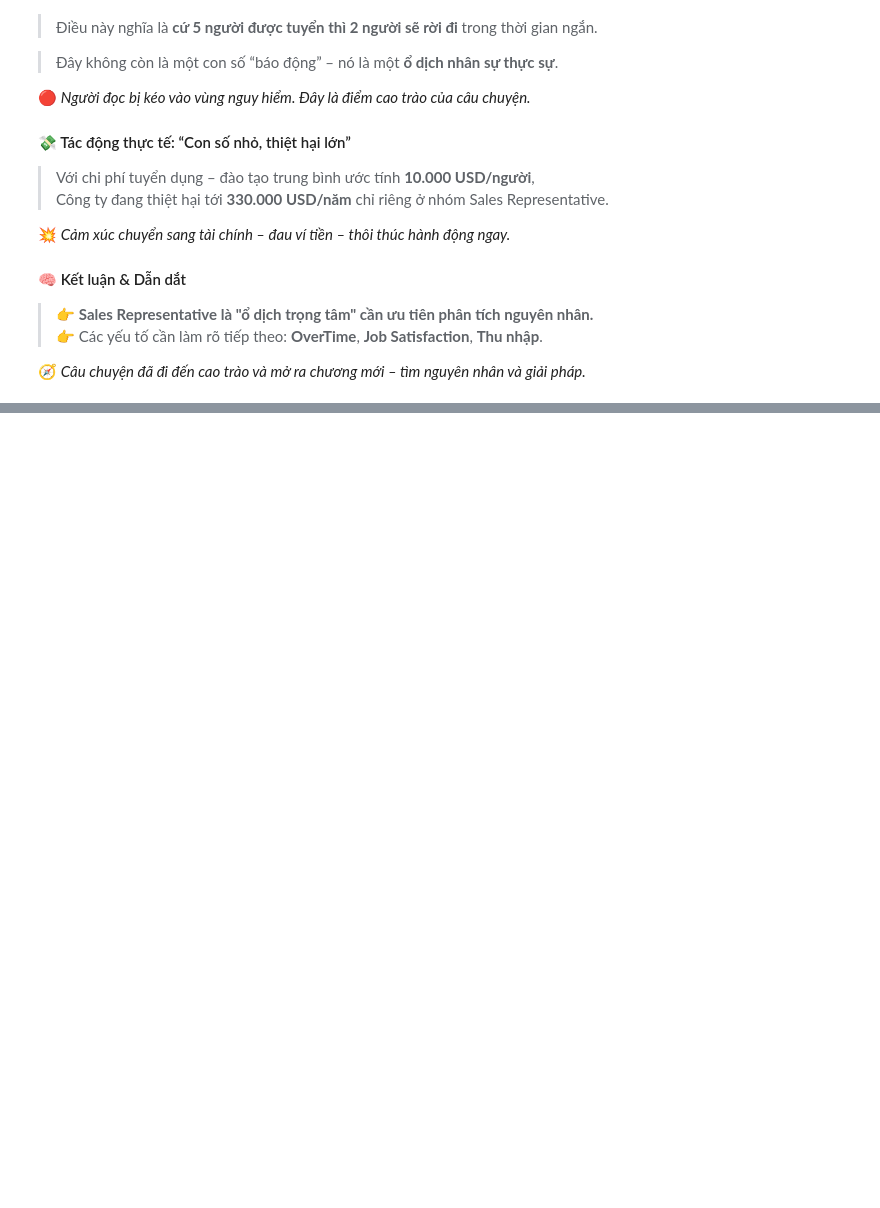
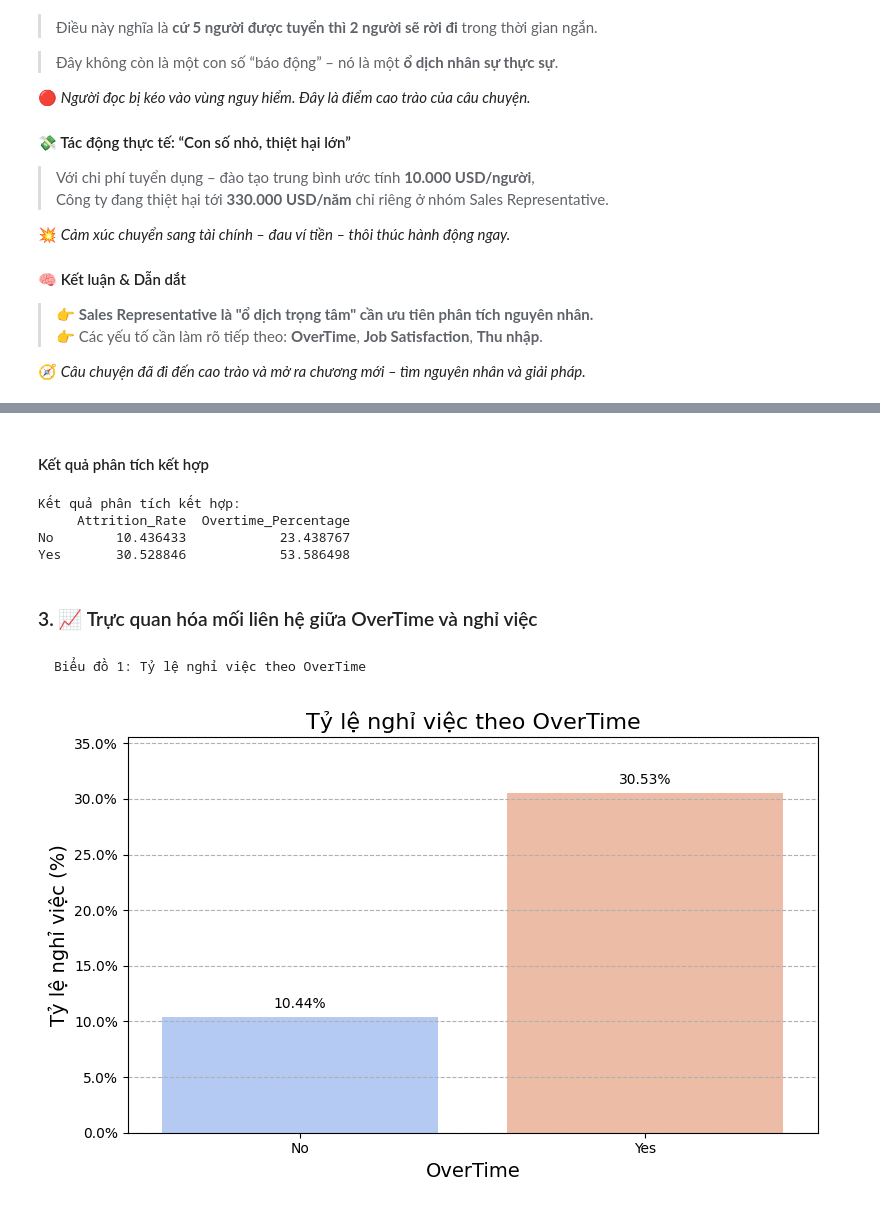
Before and after one commit to CongDon1207/DataStorytelling-EmployeeChurn-Superset, a Jupyter notebook: Final_Project.ipynb, the cells around one changed output, grey strips where cells are left out. Drawn from its saved outputs; the diff is of its cells as text; code cells hidden in the pictures; blank space fills up the shorter version.

```diff
--- a/Final_Project.ipynb
+++ b/Final_Project.ipynb
@@ -390,0 +539,21 @@ Passing `palette` without assigning `hue` is deprecated and will be removed in v
+# %%
+# Tổng số nhân viên theo OverTime
+ot_total = df['OverTime'].value_counts()
+
+# Số nhân viên nghỉ việc theo OverTime
+ot_left = df[df['Attrition'] == 'Yes']['OverTime'].value_counts()
+
+# Tính tỷ lệ nghỉ việc (%)
+ot_attrition_rate = (ot_left / ot_total) * 100
+ot_attrition_rate = ot_attrition_rate.sort_values(ascending=False)
+
+# In kết quả
+print("📌 Tổng số nhân viên theo OverTime:")
+print(df['OverTime'].value_counts())
+
+print("\n📌 Số người nghỉ việc theo OverTime:")
+print(df[df['Attrition'] == 'Yes']['OverTime'].value_counts())
+
+
+print("\n📌Tỷ lệ nghỉ việc theo OverTime (%):")
+print(ot_attrition_rate)
@@ -390,0 +616,47 @@ Passing `palette` without assigning `hue` is deprecated and will be removed in v
+# %% [markdown]
+#### Kết quả phân tích kết hợp
+# %%
+
+# Kết hợp kết quả để phân tích sâu hơn
+analysis_results = pd.DataFrame({
+    'Attrition_Rate': ot_attrition_rate,
+    'Overtime_Percentage': [ty_le_overtime_o_lai, ty_le_overtime_nghi]
+}, index=['No', 'Yes'])
+
+print("\nKết quả phân tích kết hợp:")
+print(analysis_results)
+# %% [output]
+Kết quả phân tích kết hợp:
+     Attrition_Rate  Overtime_Percentage
+No        10.436433            23.438767
+Yes       30.528846            53.586498
+# %% [markdown]
+### 3. 📈  Trực quan hóa mối liên hệ giữa OverTime và nghỉ việc
+# %% [markdown]
+    Biểu đồ 1: Tỷ lệ nghỉ việc theo OverTime
+# %%
+
+plt.figure(figsize=(8, 5))
+ax = sns.barplot(x=ot_attrition_rate.index, y=ot_attrition_rate.values, hue=ot_attrition_rate.index,
+                 palette='coolwarm', legend=False)
+
+plt.title('Tỷ lệ nghỉ việc theo OverTime', fontsize=16)
+plt.xlabel('OverTime', fontsize=14)
+plt.ylabel('Tỷ lệ nghỉ việc (%)', fontsize=14)
+plt.ylim(0, ot_attrition_rate.max() + 5)
+plt.grid(axis='y', linestyle='--') # Thêm đường lưới đứt nét cho dễ nhìn
+
+# Thêm nhãn giá trị trên cột
+for p in ax.patches:
+    height = p.get_height()
+    ax.text(p.get_x() + p.get_width() / 2., height + 0.5,
+            f'{height:.2f}%', ha='center', va='bottom', fontsize=10)
+
+# Định dạng trục y thành phần trăm
+import matplotlib.ticker as mtick
+ax.yaxis.set_major_formatter(mtick.PercentFormatter())
+
+plt.tight_layout() # Điều chỉnh layout để tránh nhãn bị cắt
+plt.show()
+# %% [output]
+[figure, added]
```
Also changed, not shown: parts of 39 cells of this notebook.
